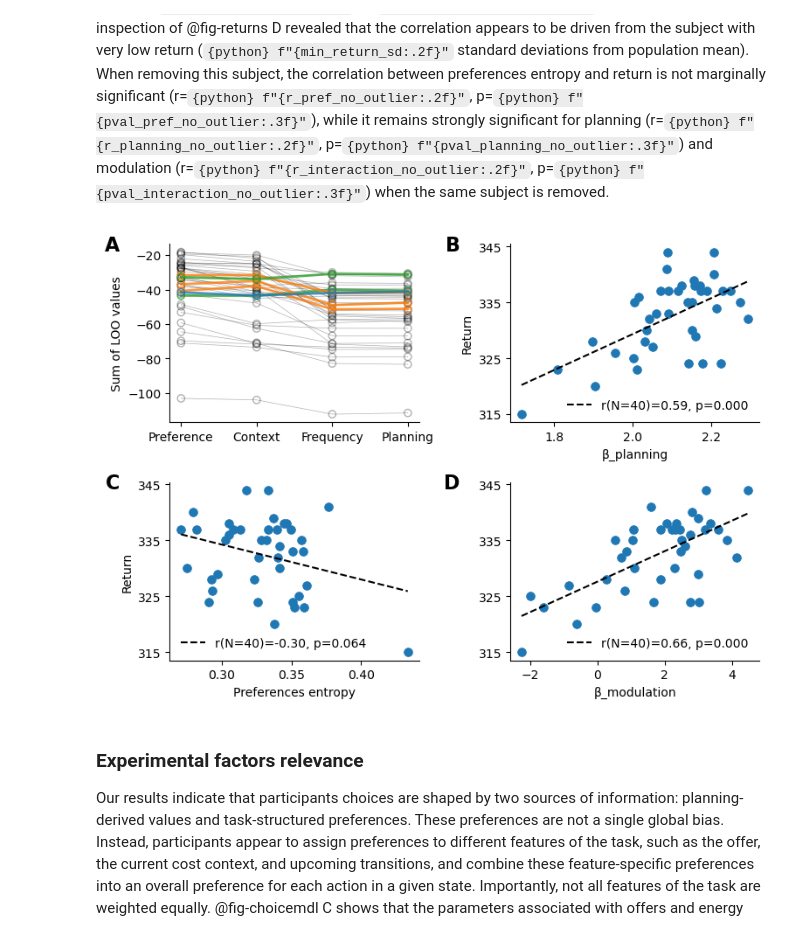
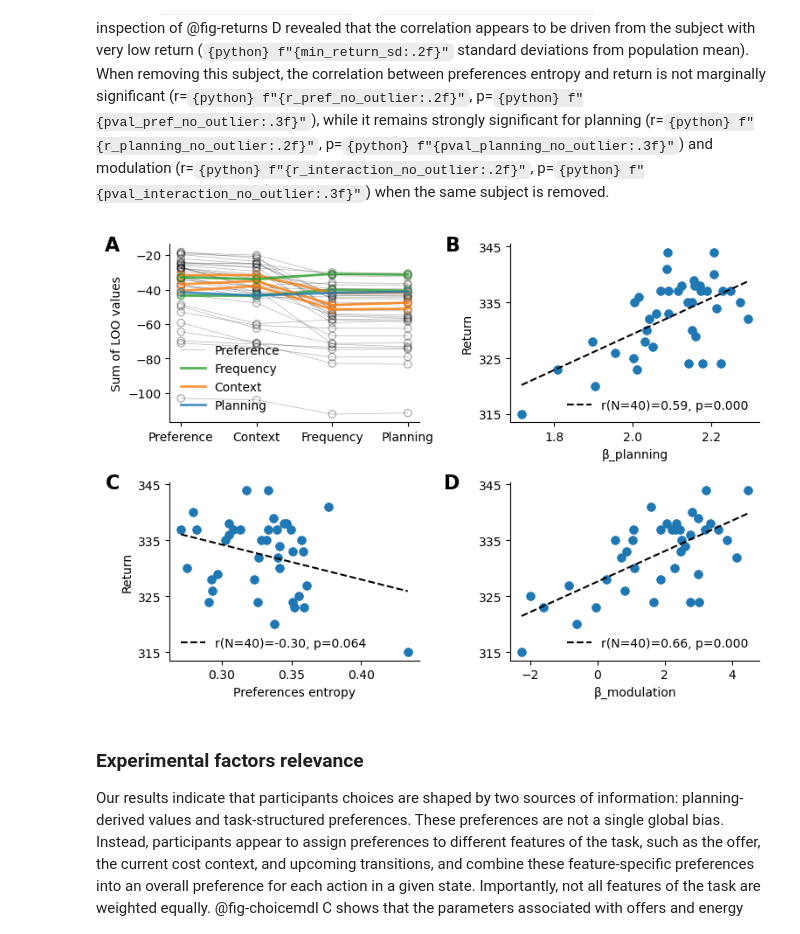
Before and after one commit to AlexLepauvre/state_abstraction_paper, a Jupyter notebook: index.ipynb, the cells around one changed output. Cells and saved outputs as stored; diff of their text form; code cells hidden in the pictures.

```diff
--- a/index.ipynb
+++ b/index.ipynb
@@ -1087,11 +1087,10 @@ To further establish the behavioural relevance of the planning parameter, the pr
 In line with our prediction, we observed a positive correlation between $\beta_{planning}$ and return (r=`{python} f"{r_planning:.2f}"`, p=`{python} f"{pval_planning:.3f}"`, @fig-returns B), showing that participants who rely more on planning get larger return. Furthermore, $\beta_{modulation}$ is strongly and positively correlated with return (r=`{python} f"{r_interaction:.2f}"`, p=`{python} f"{pval_interaction:.3f}"`, @fig-returns C). However, contrary to our prediction, we observed a negative correlation though only marginally significant correlation between preferences entropy and return (r=`{python} f"{r_pref:.2f}"`, p=`{python} f"{pval_pref:.3f}"`, @fig-returns D). Visual inspection of @fig-returns D revealed that the correlation appears to be driven from the subject with very low return (`{python} f"{min_return_sd:.2f}"` standard deviations from population mean). When removing this subject, the correlation between preferences entropy and return is not marginally significant (r=`{python} f"{r_pref_no_outlier:.2f}"`, p=`{python} f"{pval_pref_no_outlier:.3f}"`), while it remains strongly significant for planning (r=`{python} f"{r_planning_no_outlier:.2f}"`, p=`{python} f"{pval_planning_no_outlier:.3f}"`) and modulation (r=`{python} f"{r_interaction_no_outlier:.2f}"`, p=`{python} f"{pval_interaction_no_outlier:.3f}"`) when the same subject is removed.
 # %%
 #| label: fig-returns
-#| fig-cap: "Single participants fit and performances (A) Model fit for each participant. (B) Correlation between participants return and the fitted
+#| fig-cap: "Single participants fit and performances (A) Model fit for each participant, color coded per model of best fit. (B) Correlation between participants return and the fitted
 #| $\\beta_{planning}$ parameter. Each dot represent a single participant, the line is a correlation fitted using optimal least square, legend indicates pearson
 #| correlation alongside p value. (C) Correlation between participants performances and the average preference entropy. Same convention as (B). (C) Correlation
-#| between participants performances and $\\beta_{modulation}$. Same convention as (B)
-#| and model, color coded by model of best fit."
+#| between participants performances and $\\beta_{modulation}$. Same convention as (B)"
 fig, ax = plt.subplot_mosaic("AB;CD", figsize=[A4_inches[0], 0.5*A4_inches[1]])
 # ================================================
 # Single participant model fit:
@@ -1123,7 +1122,7 @@ ax["A"].set_xticks(range(len(traces)))
 ax["A"].set_xticklabels([s.split(' ')[0] for s in traces.keys()]) # , ha='right')
 ax["A"].set_ylabel("Sum of LOO values")
 ax["A"].spines[['right', 'top']].set_visible(False)
-# ax["A"].legend(frameon=False, bbox_to_anchor=(0.95, 0.9))
+ax["A"].legend(frameon=False)
 ax["A"].text(-0.2, 1.05, "A", transform=ax["A"].transAxes,
               fontsize=16, fontweight='bold', va='top', ha='right'
               )
@@ -1159,34 +1158,34 @@ ax["C"].plot(pref_entropy[order], poly1d_fn(pref_entropy[order]), color='k', lin
              label=f'r(N={len(subjects_returns)})={r_pref:.2f}, p={pval_pref:.3f}')
 ax["C"].set_xlabel("Preferences entropy")
 ax["C"].set_ylabel("Return")
 ax["C"].set_yticks([315, 325, 335, 345])
 ax["C"].set_yticklabels([315, 325, 335, 345])
 ax["C"].text(-0.2, 1.05, "C", transform=ax["C"].transAxes,
               fontsize=16, fontweight='bold', va='top', ha='right'
               )
 ax["C"].spines[['right', 'top']].set_visible(False)
 ax["C"].legend(frameon=False, prop={'size': 10})
 
 # ================================================================
 # fig-3D: Plot the correlation between total return and the preferences entropy:
 order = np.argsort(interaction_beta)
 # Plot correlation between the two:
 coef = np.polyfit(np.squeeze(interaction_beta[order]), subjects_returns[order], 1)
 poly1d_fn = np.poly1d(coef)
 ax["D"].scatter(interaction_beta[order], subjects_returns[order], linewidths=0.5, s=50)
 ax["D"].plot(interaction_beta[order], poly1d_fn(interaction_beta[order]), color='k', linestyle='--',
              label=f'r(N={len(subjects_returns)})={r_interaction:.2f}, p={pval_interaction:.3f}')
 ax["D"].set_xlabel("β_modulation")
 ax["D"].set_yticks([315, 325, 335, 345])
 ax["D"].set_yticklabels([315, 325, 335, 345])
 ax["D"].text(-0.2, 1.05, "D", transform=ax["D"].transAxes,
               fontsize=16, fontweight='bold', va='top', ha='right'
               )
 ax["D"].spines[['right', 'top']].set_visible(False)
 ax["D"].legend(frameon=False, prop={'size': 10})
 plt.tight_layout();
 # %% [output]
-[figure, old version]
+[figure, new version]
 # %% [markdown]
 ### Experimental factors relevance
 
```
Also changed, not shown: parts of 4 cells of this notebook, 23 other files.
